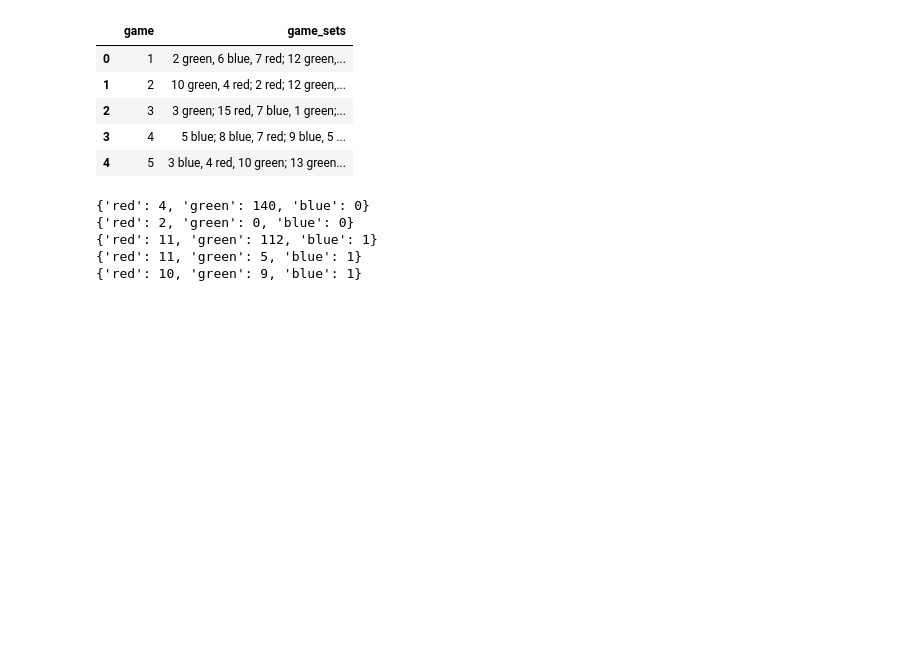
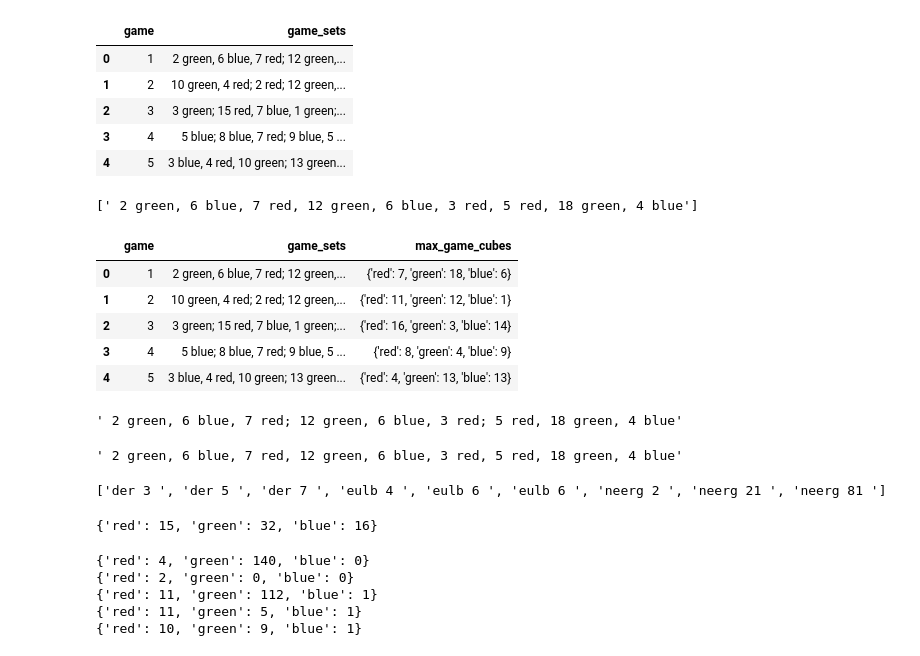
Before and after one commit to jdormaar/Advent_of_code_fun_2023, a Jupyter notebook: AoC_Dec2_2023.ipynb, the cells around one changed output. Saved outputs shown, nothing was run; the diff lists cells and outputs as text; code cells hidden in the pictures; blank space fills up the shorter version.

```diff
--- a/AoC_Dec2_2023.ipynb
+++ b/AoC_Dec2_2023.ipynb
@@ -122,4 +127,8 @@ game_dict = {'red': 12,'green': 13,'blue': 14}
 def split_game_sets(game):
   game_set = game.split(';')
   return game_set
+# %%
+split_full_game(test)
+# %% [output]
+[' 2 green, 6 blue, 7 red, 12 green, 6 blue, 3 red, 5 red, 18 green, 4 blue']
 # %%
@@ -146,3 +187,29 @@ def game_set_dict(game_set):
+# %%
+df['max_game_cubes'] = df['game_sets'].apply(lambda x: game_cube_dict(x))
+df.head()
+# %% [output]
+|  | game | game_sets | max_game_cubes |
+| 0 | 1 | 2 green, 6 blue, 7 red; 12 green,... | {'red': 7, 'green': 18, 'blue': 6} |
+| 1 | 2 | 10 green, 4 red; 2 red; 12 green,... | {'red': 11, 'green': 12, 'blue': 1} |
+| 2 | 3 | 3 green; 15 red, 7 blue, 1 green;... | {'red': 16, 'green': 3, 'blue': 14} |
+| 3 | 4 | 5 blue; 8 blue, 7 red; 9 blue, 5 ... | {'red': 8, 'green': 4, 'blue': 9} |
+| 4 | 5 | 3 blue, 4 red, 10 green; 13 green... | {'red': 4, 'green': 13, 'blue': 13} |
+# %%
+test = df['game_sets'][0]
+test
+# %% [output]
+' 2 green, 6 blue, 7 red; 12 green, 6 blue, 3 red; 5 red, 18 green, 4 blue'
+# %%
+s = split_full_game(test)[0]
+s
+# game_cube_dict(split_full_game(test))
+# %% [output]
+' 2 green, 6 blue, 7 red, 12 green, 6 blue, 3 red, 5 red, 18 green, 4 blue'
+# %%
+game_cube_dict(s)
+# %% [output]
+['der 3 ', 'der 5 ', 'der 7 ', 'eulb 4 ', 'eulb 6 ', 'eulb 6 ', 'neerg 2 ', 'neerg 21 ', 'neerg 81 ']
+{'red': 15, 'green': 32, 'blue': 16}
 # %%
 def check_possible_game(game):
   max_dict = {'red': 12,'green': 13,'blue': 14}
```
Also changed, not shown: parts of 9 cells of this notebook.
